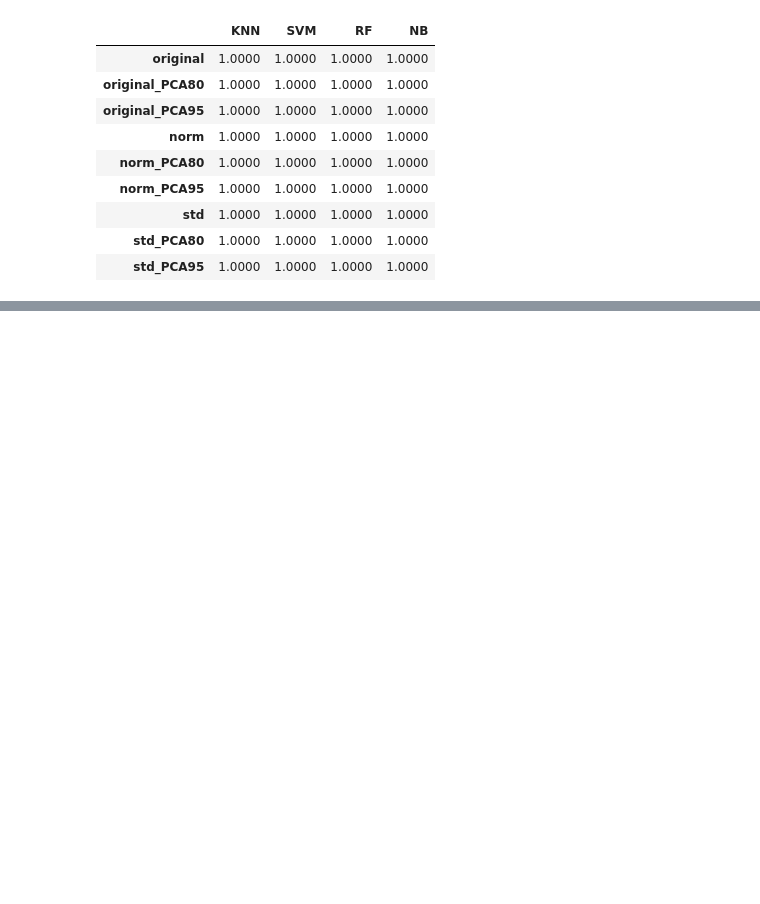
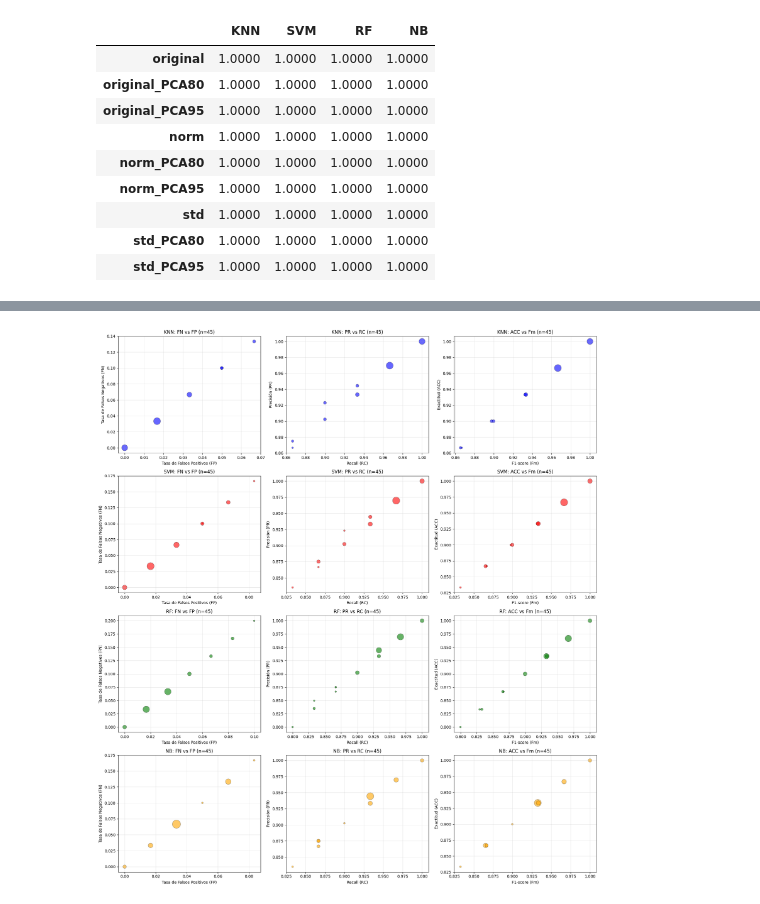
Before and after one commit to alexcerezo/EnsembleAlgorithms, a Jupyter notebook: results.ipynb, the cells around one changed output, grey strips where cells are left out. Drawn from its saved outputs; the diff is of its cells as text; code cells hidden in the pictures; blank space fills up the shorter version.

Commit message:
Creating graphics in results.ipynb

```diff
--- a/results.ipynb
+++ b/results.ipynb
@@ -223,0 +228,68 @@ display(f1_comparison)
+# %%
+import matplotlib.pyplot as plt
+
+def create_metric_plots():
+    all_metrics = []
+
+    for method in methods:
+        for norm in norm_types:
+            for pca in pca_variants:
+                dataset_name = f"{norm}{pca}"
+
+                for fold in range(1, 6):
+                    file_pattern = f"cross_validation_evaluation/{method}_{dataset_name}_{fold}.csv"
+                    if os.path.exists(file_pattern):
+                        df = pd.read_csv(file_pattern)
+                        metrics_dict = dict(zip(df['metric'], df['value']))
+                        metrics_dict['method'] = method
+                        metrics_dict['dataset'] = dataset_name
+                        all_metrics.append(metrics_dict)
+
+    df_all = pd.DataFrame(all_metrics)
+    colors = {'KNN': 'blue', 'SVM': 'red', 'RF': 'green', 'NB': 'orange'}
+
+    fig, axes = plt.subplots(4, 3, figsize=(18, 20))
+
+    for idx, method in enumerate(methods):
+        method_data = df_all[df_all['method'] == method]
+
+        if not method_data.empty:
+            # FN contra FP
+            df_grouped = method_data.groupby(['Tasa de Falsos Positivos', 'Tasa de Falsos Negativos']).size().reset_index(name='count')
+            axes[idx, 0].scatter(df_grouped['Tasa de Falsos Positivos'],
+                               df_grouped['Tasa de Falsos Negativos'],
+                               s=df_grouped['count']*20, alpha=0.6, color=colors[method], edgecolors='black', linewidth=0.5)
+            axes[idx, 0].set_xlabel('Tasa de Falsos Positivos (FP)')
+            axes[idx, 0].set_ylabel('Tasa de Falsos Negativos (FN)')
+            axes[idx, 0].set_title(f'{method}: FN vs FP (n={len(method_data)})')
+            axes[idx, 0].grid(True, alpha=0.3)
+
+            # PR contra RC
+            df_grouped = method_data.groupby(['Recall', 'Precisión']).size().reset_index(name='count')
+            axes[idx, 1].scatter(df_grouped['Recall'],
+                               df_grouped['Precisión'],
+                               s=df_grouped['count']*20, alpha=0.6, color=colors[method], edgecolors='black', linewidth=0.5)
+            axes[idx, 1].set_xlabel('Recall (RC)')
+            axes[idx, 1].set_ylabel('Precisión (PR)')
+            axes[idx, 1].set_title(f'{method}: PR vs RC (n={len(method_data)})')
+            axes[idx, 1].grid(True, alpha=0.3)
+
+            # ACC contra Fm
+            df_grouped = method_data.groupby(['F1-score', 'Exactitud']).size().reset_index(name='count')
+            axes[idx, 2].scatter(df_grouped['F1-score'],
+                               df_grouped['Exactitud'],
+                               s=df_grouped['count']*20, alpha=0.6, color=colors[method], edgecolors='black', linewidth=0.5)
+            axes[idx, 2].set_xlabel('F1-score (Fm)')
+            axes[idx, 2].set_ylabel('Exactitud (ACC)')
+            axes[idx, 2].set_title(f'{method}: ACC vs Fm (n={len(method_data)})')
+            axes[idx, 2].grid(True, alpha=0.3)
+
+    plt.tight_layout()
+    plt.savefig('cross_validation_results/metric_comparisons.png', dpi=300, bbox_inches='tight')
+    plt.show()
+
+    return df_all
+
+df_metrics = create_metric_plots()
+# %% [output]
+[figure, added]
```
Also changed, not shown: parts of 1 cell of this notebook, 2 other files.
